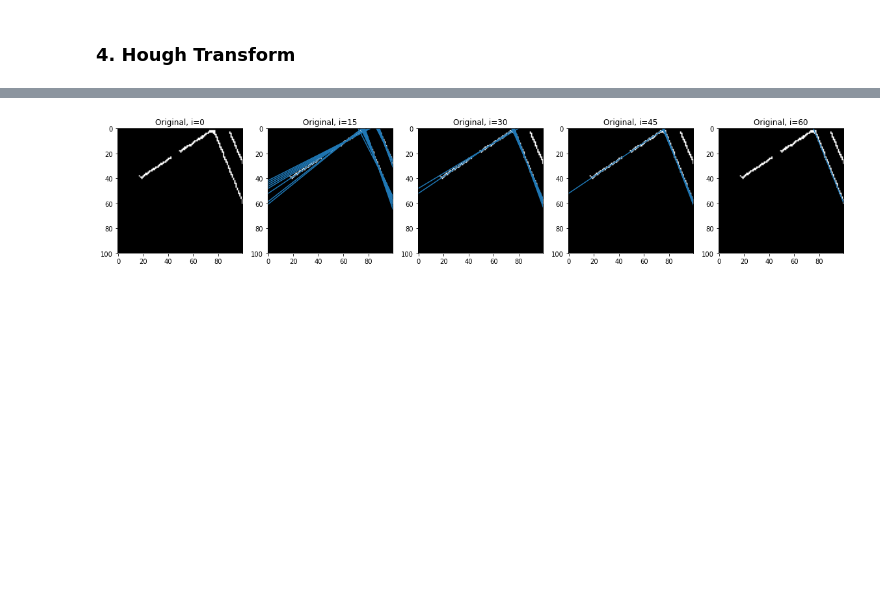
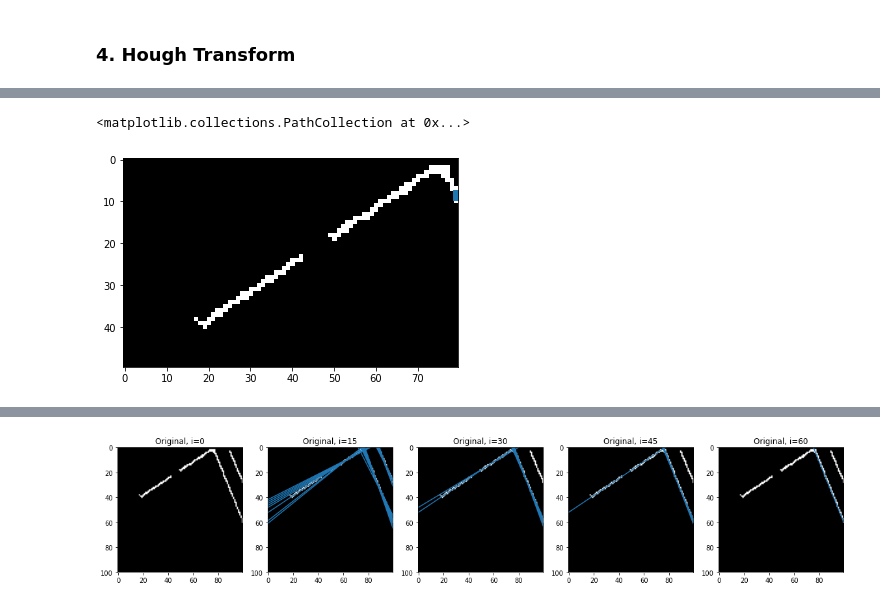
Before and after one commit to Amsterdam-Internships/UPC_Suspended_Streetlight_Extractor, a Jupyter notebook: milestone_2/Cable Extraction.ipynb, the cells around one changed output, grey strips where cells are left out. Cells and saved outputs as stored; diff of their text form; code cells hidden in the pictures; blank space fills up the shorter version.

```diff
--- a/milestone_2/Cable Extraction.ipynb
+++ b/milestone_2/Cable Extraction.ipynb
@@ -216,0 +342,6 @@ proj_2d_processed = apply_filters(proj_2d, ['closing', 'closing','edge','closing
+# %%
+plt.imshow(proj_2d_processed[0:50,:80], cmap='gray')
+plt.scatter([79,79],[8,9], marker='s')
+# %% [output]
+<matplotlib.collections.PathCollection at 0x...>
+[figure, added]
```
Also changed, not shown: parts of 16 cells of this notebook.
